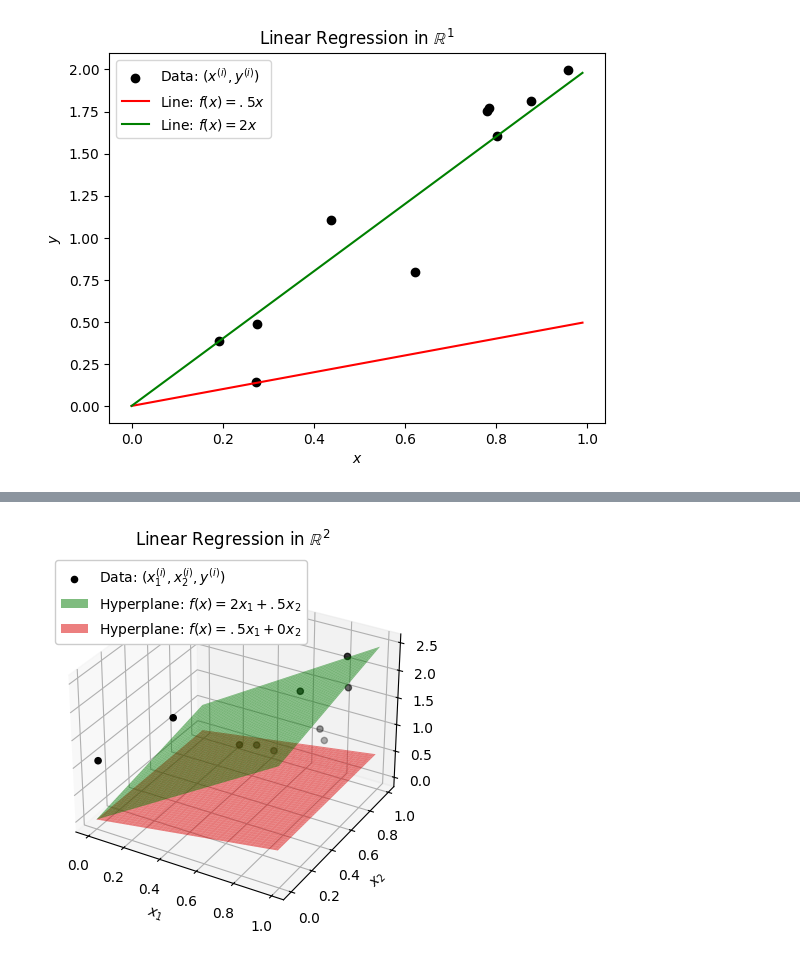
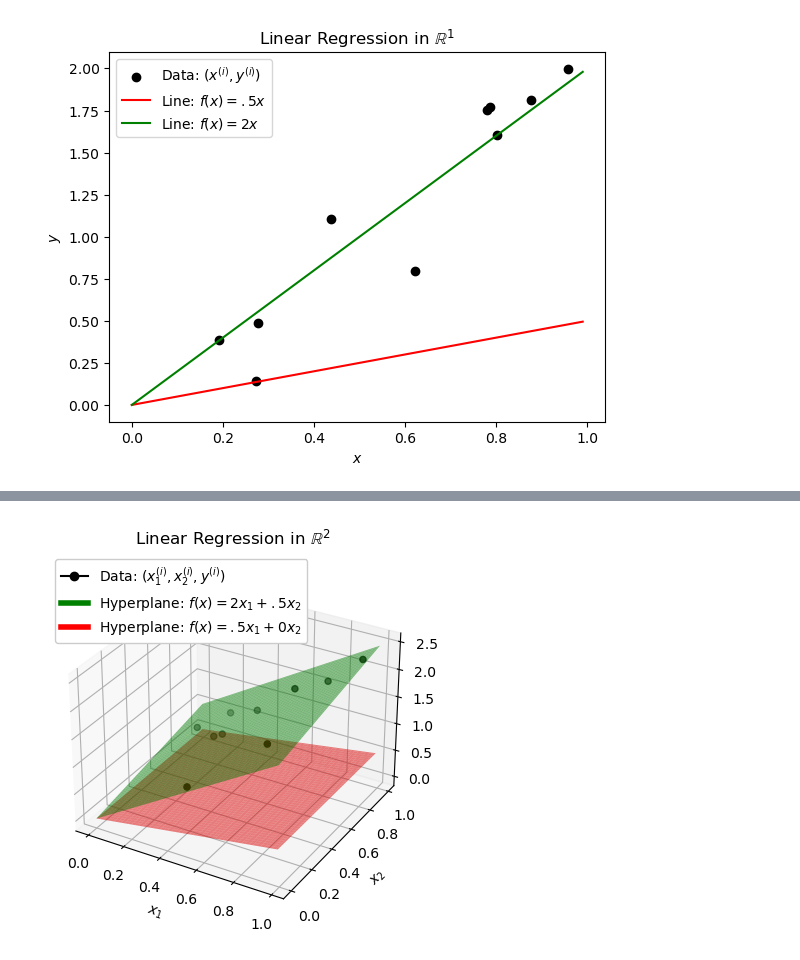
Before and after one commit to smid5/deeplearning2025, a Jupyter notebook: notes/code.ipynb, the cells around one changed output, grey strips where cells are left out. Saved outputs shown, nothing was run; the diff lists cells and outputs as text; code cells hidden in the pictures.

Commit message:
slides and image rerun

```diff
--- a/notes/code.ipynb
+++ b/notes/code.ipynb
@@ -39,32 +39,50 @@ plt.savefig('images/regression_losses.pdf')
 # %%
-# 3D version of this plot
-np.random.seed(1234) # Seed randomness
-n = 10 # Number of observations
-w = np.array([2, .5]) # True parameter
-X = np.random.rand(n, 2) # x-values
-y = X.dot(w).T + np.random.normal(size=n) * .1 #y-values
+import numpy as np
+import matplotlib.pyplot as plt
+from matplotlib.lines import Line2D
 
+# Seed randomness
+np.random.seed(1234)
+n = 10  # Number of observations
+w = np.array([2, .5])  # True parameter
+X = np.random.rand(n, 2)  # x-values
+y = X.dot(w).T + np.random.normal(size=n) * .1  # y-values
+
+# Create figure and 3D axis
 fig = plt.figure()
 ax = fig.add_subplot(111, projection='3d')
-ax.scatter(X[:,1], X[:,1], y, color='black', label=r'Data: $(x_1^{(i)}, x_2^{(i)}, y^{(i)})$')
 
-# Hyperplane 1
-x1 = np.arange(0,1,.01)
-x2 = np.arange(0,1,.01)
+# Scatter plot for data points
+ax.scatter(X[:, 0], X[:, 1], y, color='black', label=r'Data: $(x_1^{(i)}, x_2^{(i)}, y^{(i)})$')
+
+# Hyperplane 1: Green
+x1 = np.arange(0, 1, .01)
+x2 = np.arange(0, 1, .01)
 X1, X2 = np.meshgrid(x1, x2)
-Z = w[0]*X1 + w[1]*X2
-ax.plot_surface(X1, X2, Z, alpha=.5, color='green', label=r'Hyperplane: $f(x) = 2x_1 + .5x_2$')
+Z = w[0] * X1 + w[1] * X2
+ax.plot_surface(X1, X2, Z, alpha=.5, color='green')
 
-# Hyperplane 2
-ax.plot_surface(X1, X2, .5*X1+0*X2, alpha=.5, color='red', label=r'Hyperplane: $f(x) = .5x_1 + 0x_2 $')
+# Hyperplane 2: Red
+ax.plot_surface(X1, X2, .5 * X1 + 0 * X2, alpha=.5, color='red')
 
+# Labels and title
 ax.set_xlabel(r'$x_1$')
 ax.set_ylabel(r'$x_2$')
-# Add label to the z-axis
 ax.set_zlabel(r'$y$')
+ax.set_title(r'Linear Regression in $\mathbb{R}^2$')
 
-ax.set_title(r'Linear Regression in $\mathbb{R}^2$')
-plt.legend(loc='upper left', framealpha=1)
+# Manually create custom legend handles for the surfaces
+handles = [
+    Line2D([0], [0], marker='o', color='black', markerfacecolor='black', markersize=6, label=r'Data: $(x_1^{(i)}, x_2^{(i)}, y^{(i)})$'),
+    Line2D([0], [0], color='green', lw=4, label=r'Hyperplane: $f(x) = 2x_1 + .5x_2$'),
+    Line2D([0], [0], color='red', lw=4, label=r'Hyperplane: $f(x) = .5x_1 + 0x_2$')
+]
+
+# Add legend
+plt.legend(handles=handles, loc='upper left', framealpha=1)
+
+# Save the figure
 plt.savefig('images/regression_2d.pdf', bbox_inches='tight')
+plt.show()
 # %% [output]
-[figure, old version]
+[figure, new version]
```
Also changed, not shown: parts of 5 cells of this notebook, 21 other files.
